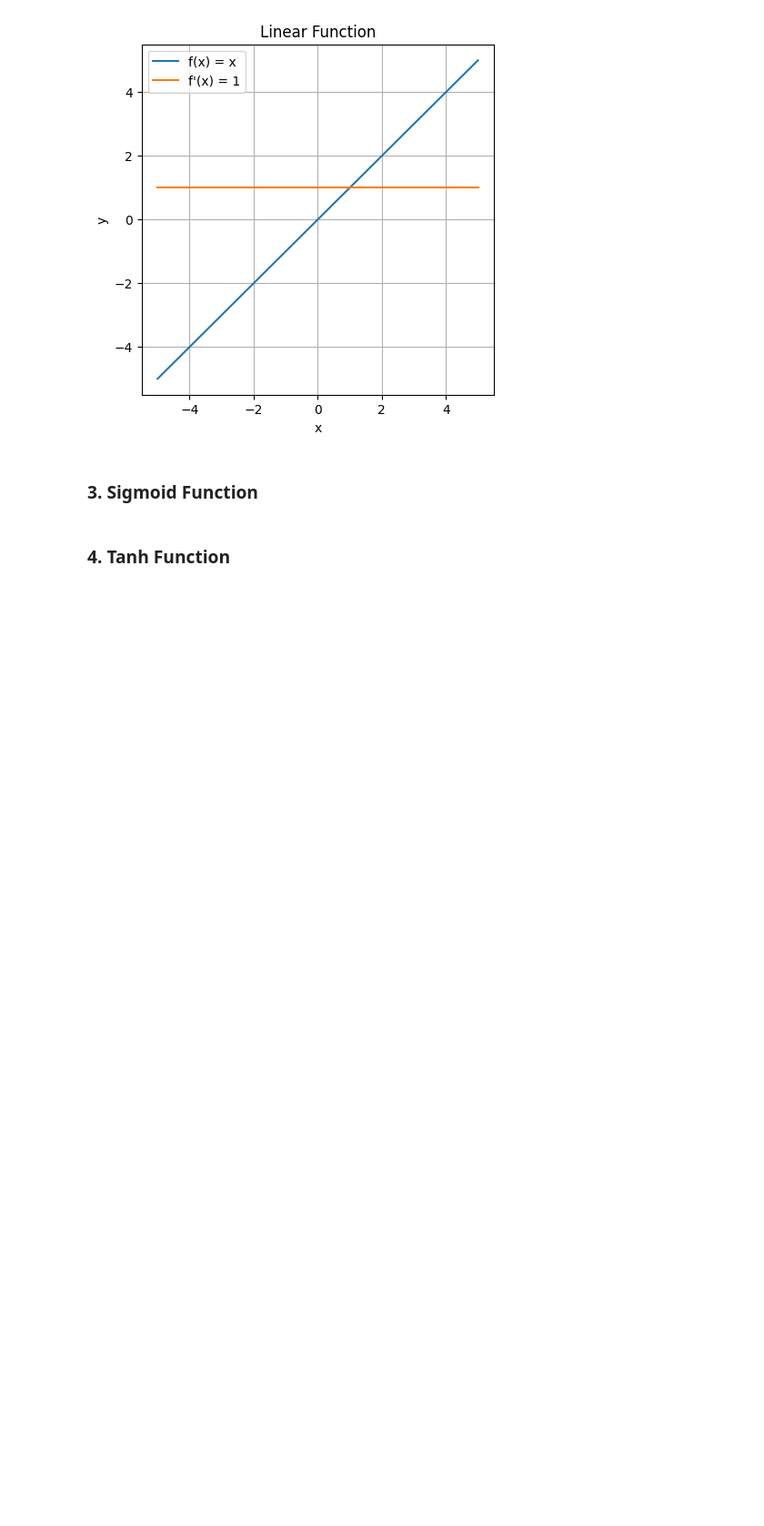
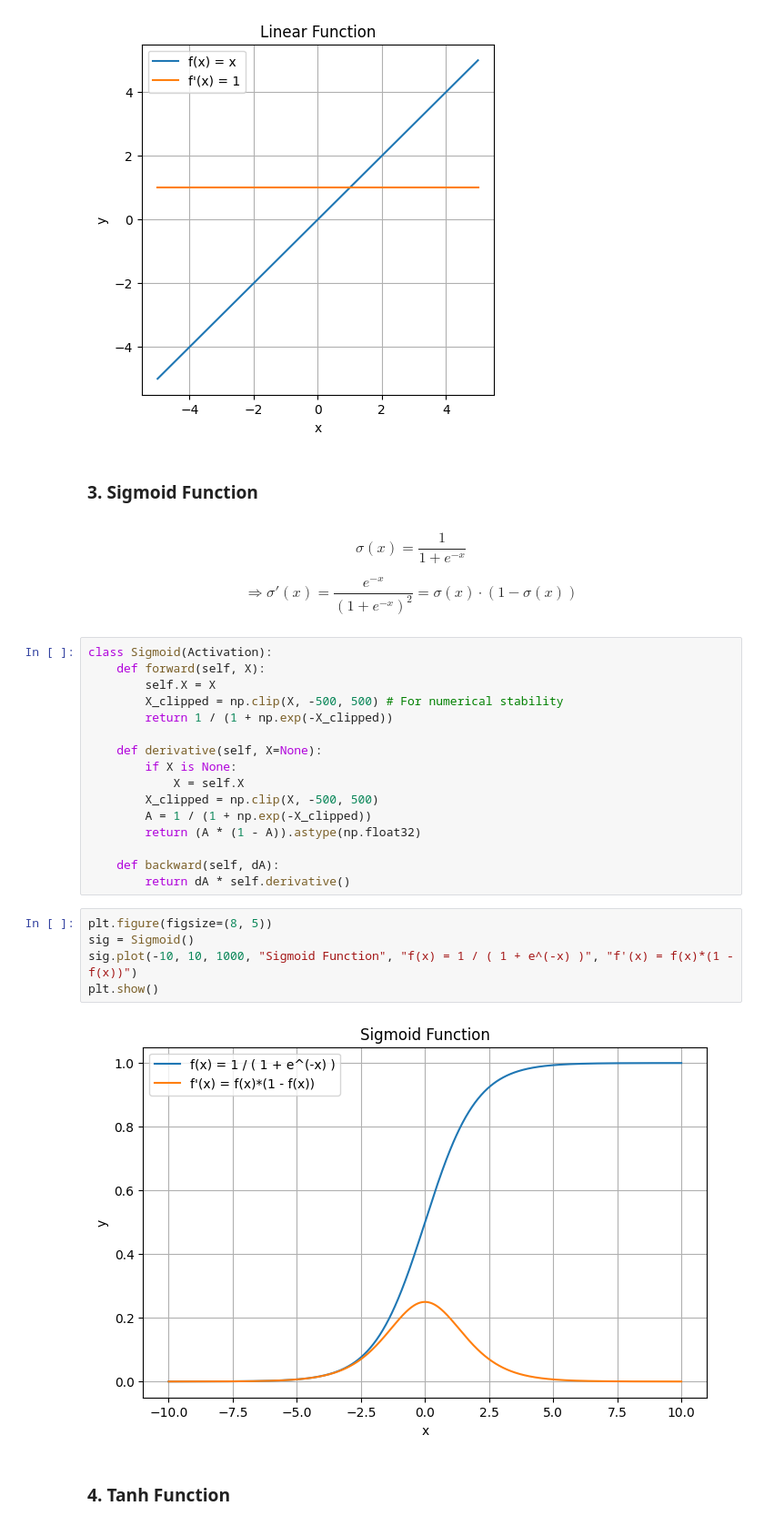
Before and after one commit to ikabrain/UCS761-Deep-Learning-Lab, a Jupyter notebook: DL_assign5.ipynb, the cells around one changed output. Shown at 91% size. Cells and saved outputs as stored; diff of their text form; blank space fills up the shorter version.

Commit message:
feat(assign5): implement sigmoid fn

```diff
--- a/DL_assign5.ipynb
+++ b/DL_assign5.ipynb
@@ -127,6 +127,38 @@ plt.show()
 [figure]
 # %% [markdown]
 ### 3. Sigmoid Function
+# %% [markdown]
+$$
+    \sigma(x) = \frac{1}{1 + e^{-x}}
+$$
+
+$$
+    \Rightarrow
+    \sigma'(x) = \frac{e^{-x}}{( 1 + e^{-x})^2} = \sigma(x)\cdot(1 - \sigma(x))
+$$
+# %%
+class Sigmoid(Activation):
+    def forward(self, X):
+        self.X = X
+        X_clipped = np.clip(X, -500, 500) # For numerical stability
+        return 1 / (1 + np.exp(-X_clipped))
+
+    def derivative(self, X=None):
+        if X is None:
+            X = self.X
+        X_clipped = np.clip(X, -500, 500)
+        A = 1 / (1 + np.exp(-X_clipped))
+        return (A * (1 - A)).astype(np.float32)
+
+    def backward(self, dA):
+        return dA * self.derivative()
+# %%
+plt.figure(figsize=(8, 5))
+sig = Sigmoid()
+sig.plot(-10, 10, 1000, "Sigmoid Function", "f(x) = 1 / ( 1 + e^(-x) )", "f'(x) = f(x)*(1 - f(x))")
+plt.show()
+# %% [output]
+[figure, added]
 # %% [markdown]
 ### 4. Tanh Function
 # %% [markdown]
```
